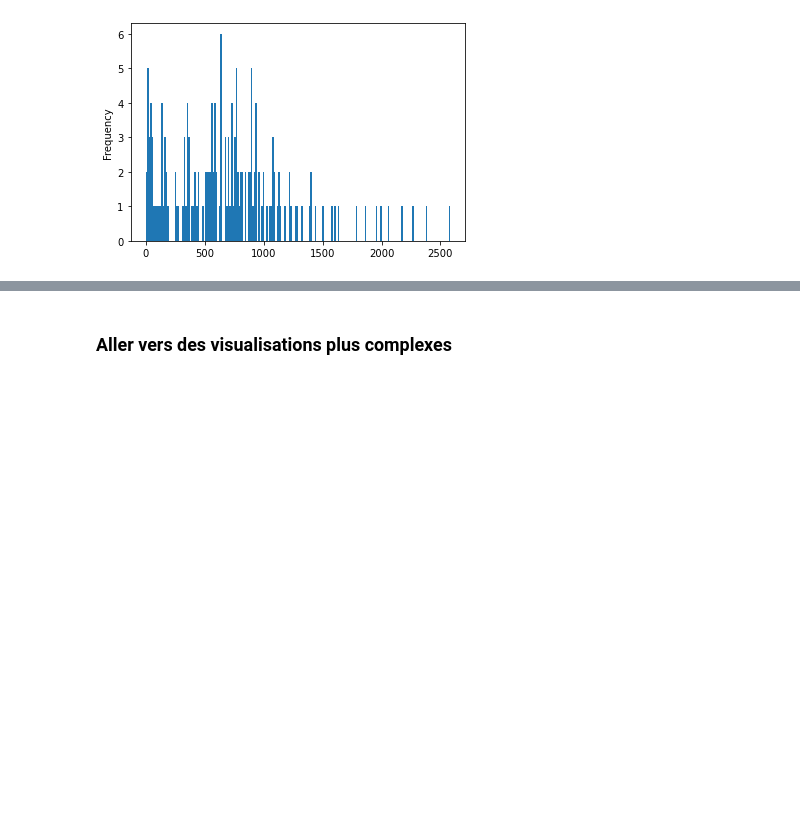
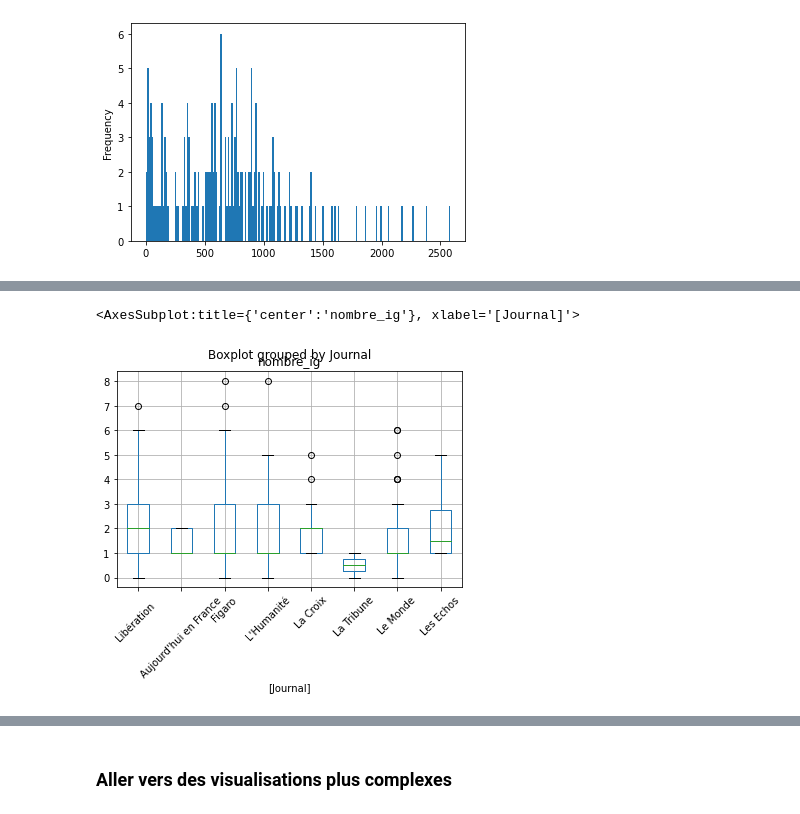
Before and after one commit to pyshs/Formation-UNIL-2021-printemps, a Jupyter notebook: Séance 3B - Visualisations et statistiques descriptives.ipynb, the cells around one changed output, grey strips where cells are left out. Drawn from its saved outputs; the diff is of its cells as text; code cells hidden in the pictures; blank space fills up the shorter version.

```diff
--- a/Séance 3B - Visualisations et statistiques descriptives.ipynb
+++ b/Séance 3B - Visualisations et statistiques descriptives.ipynb
@@ -78,0 +124,5 @@ d2['nombre_mots'].resample('d').sum().plot()
+# %%
+data.boxplot(column=['nombre_ig'], by=['Journal'], rot=45)
+# %% [output]
+<AxesSubplot:title={'center':'nombre_ig'}, xlabel='[Journal]'>
+[figure, added]
```
Also changed, not shown: parts of 32 cells of this notebook, 1 other file.
